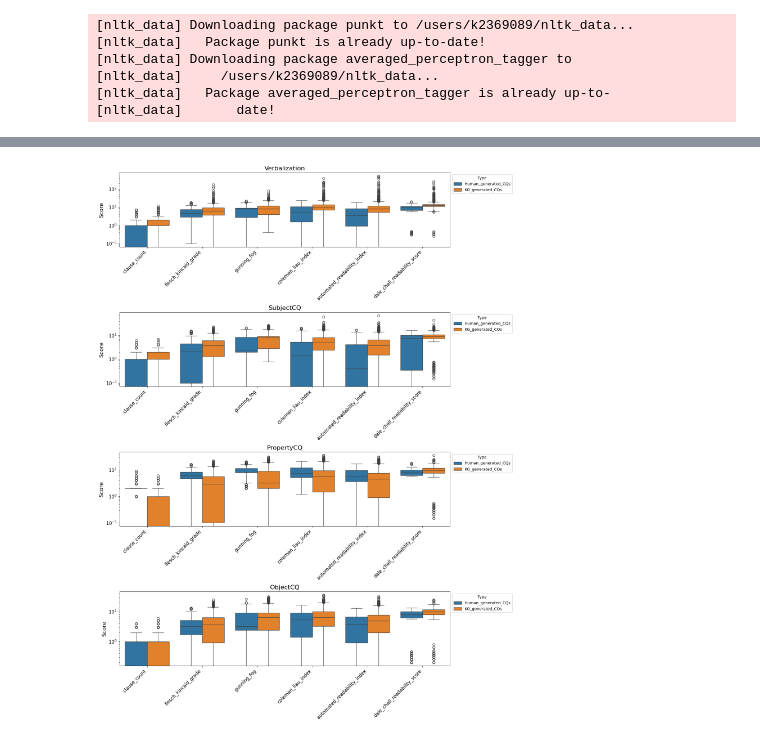
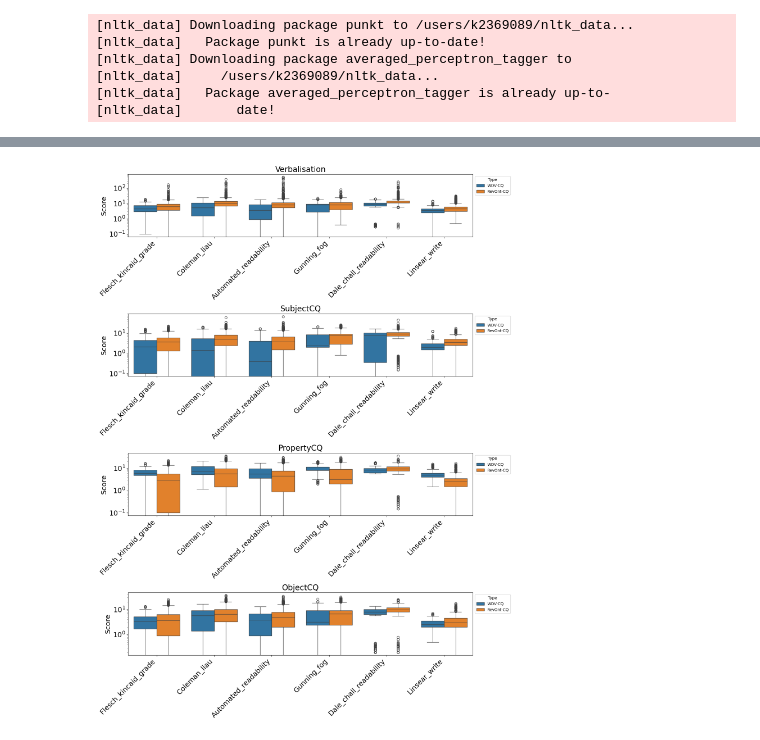
Before and after one commit to King-s-Knowledge-Graph-Lab/revont, a Jupyter notebook: Scripts/statistics.ipynb, the cells around one changed output, grey strips where cells are left out. Cells and saved outputs as stored; diff of their text form; code cells hidden in the pictures.

```diff
--- a/Scripts/statistics.ipynb
+++ b/Scripts/statistics.ipynb
@@ -110,9 +110,9 @@ dfs
 30428 rows × 16 columns
 # %%
 # Columns to plot
-columns_to_plot = ['word_count', 'verb_count', 'noun_count', 'adj_count',
-                   'adv_count', 'pron_count', 'conj_count', 'prep_count',
-                   'modal_verb_count', 'unique_word_count', 'stop_word_count', 'ner_count']
+columns_to_plot = ['Word_count', 'Verb_count', 'Noun_count', 'Adj_count',
+                   'Adv_count', 'Pron_count', 'Conj_count', 'Prep_count',
+                   'Modal_verb_count', 'Unique_word_count', 'Stop_word_count', 'Ner_count']
 
 # Define the number of rows and columns for subplots
 n_cols = 3  # Adjust the number of columns per row as needed
@@ -379,18 +430,24 @@ def calculateStatistics(df):
         coleman_liau_index = textstat.coleman_liau_index(sentence)
         automated_readability_index = textstat.automated_readability_index(sentence)
         dale_chall_readability_score = textstat.dale_chall_readability_score(sentence)
-        return fk_grade, gunning_fog, coleman_liau_index, automated_readability_index, dale_chall_readability_score
+        Linsear = textstat.linsear_write_formula(sentence)
+        Gunning = textstat.gunning_fog(sentence)
+
+        return fk_grade, gunning_fog, coleman_liau_index, automated_readability_index, dale_chall_readability_score, Linsear, Gunning
+
+    # Applying the function to the DataFrame
+    for index, row in dfs.iterrows():
+        fk_grade, gunning_fog, coleman_liau_index, automated_readability_index, dale_chall_readability_score, Linsear, Gunning = analyze_readability(row['item'])
+        dfs.at[index, 'Flesch_kincaid_grade'] = fk_grade
+        dfs.at[index, 'Coleman_liau'] = coleman_liau_index
+        dfs.at[index, 'Automated_readability'] = automated_readability_index
+        dfs.at[index, 'Gunning_fog'] = gunning_fog
+        dfs.at[index, 'Dale_chall_readability'] = dale_chall_readability_score
+        dfs.at[index, 'Linsear_write'] = Linsear
+        dfs.at[index, 'Gunning_fog'] = Gunning
 
 
-    # Applying the function to the DataFrame
-    dfs['clause_count'] = dfs['item'].apply(analyze_sentence)
-    for index, row in dfs.iterrows():
-        fk_grade, gunning_fog, coleman_liau_index, automated_readability_index, dale_chall_readability_score = analyze_readability(row['item'])
-        dfs.at[index, 'flesch_kincaid_grade'] = fk_grade
-        dfs.at[index, 'gunning_fog'] = gunning_fog
-        dfs.at[index, 'coleman_liau_index'] = coleman_liau_index
-        dfs.at[index, 'automated_readability_index'] = automated_readability_index
-        dfs.at[index, 'dale_chall_readability_score'] = dale_chall_readability_score
+
     return dfs
 # %% [output]
 [nltk_data] Downloading package punkt to /users/k2369089/nltk_data...
@@ -432,15 +489,15 @@ original_dataframes = [verbalization_df, subject_df, property_df, object_df]
 new_dataframes = [verbalization_df1, subject_df1, property_df1, object_df1]
 
 # Titles for each subplot
-titles = ['Verbalization', 'SubjectCQ', 'PropertyCQ', 'ObjectCQ']
+titles = ['Verbalisation', 'SubjectCQ', 'PropertyCQ', 'ObjectCQ']
 
 # Set up the matplotlib figure (adjust figsize as needed)
 fig, axes = plt.subplots(nrows=4, ncols=1, figsize=(15, 20))  # Adjust for a larger overall figure size
 
 # Font size configuration
-title_fontsize = 16  # Adjust title font size as needed
-label_fontsize = 14  # Adjust label font size as needed
-ticks_fontsize = 12  # Adjust ticks font size as needed
+title_fontsize = 20  # Adjust title font size as needed
+label_fontsize = 18  # Adjust label font size as needed
+ticks_fontsize = 18  # Adjust ticks font size as needed
 
 # Iterate over each subplot, original dataframe, new dataframe, and title
 for ax, original_df, new_df, title in zip(axes.flatten(), original_dataframes, new_dataframes, titles):
@@ -453,34 +510,34 @@ for ax, original_df, new_df, title in zip(axes.flatten(), original_dataframes, n
     melted_new_df = new_df.melt(value_vars=feature_cols)
 
     # Combine the melted dataframes, add a new 'Type' column to distinguish between them
-    melted_original_df['Type'] = 'Human_generated_CQs'
-    melted_new_df['Type'] = 'KG_generated_CQs'
+    melted_original_df['Type'] = 'WDV-CQ'
+    melted_new_df['Type'] = 'RevOnt-CQ'
     combined_melted_df = pd.concat([melted_original_df, melted_new_df])
 
     # Using boxplot to represent both original and new data side by side
     sns.boxplot(x='variable', y='value', hue='Type', data=combined_melted_df, ax=ax)
     ax.set_yscale('log')
 
     # Set titles and labels with increased font size
     ax.set_title(title, fontsize=title_fontsize)
     #ax.set_xlabel('Features', fontsize=label_fontsize)
     ax.xaxis.label.set_visible(False)
     ax.set_ylabel('Score', fontsize=label_fontsize)
 
     # Set tick parameters with increased font size
     ax.tick_params(axis='x', labelsize=ticks_fontsize)
     ax.tick_params(axis='y', labelsize=ticks_fontsize)
 
     # Rotate the x-axis labels to prevent overlap
     ax.set_xticklabels(ax.get_xticklabels(), rotation=45, ha='right', fontsize=ticks_fontsize)
 
     # Move the legend to a better position
     ax.legend(title='Type', bbox_to_anchor=(1, 1), loc='upper left')
 
 # Adjust layout to prevent overlap
 plt.tight_layout()
 
 # Show the plot
 plt.show()
 # %% [output]
-[figure, old version]
+[figure, new version]
```
Also changed, not shown: parts of 9 cells of this notebook, 1 other file.
